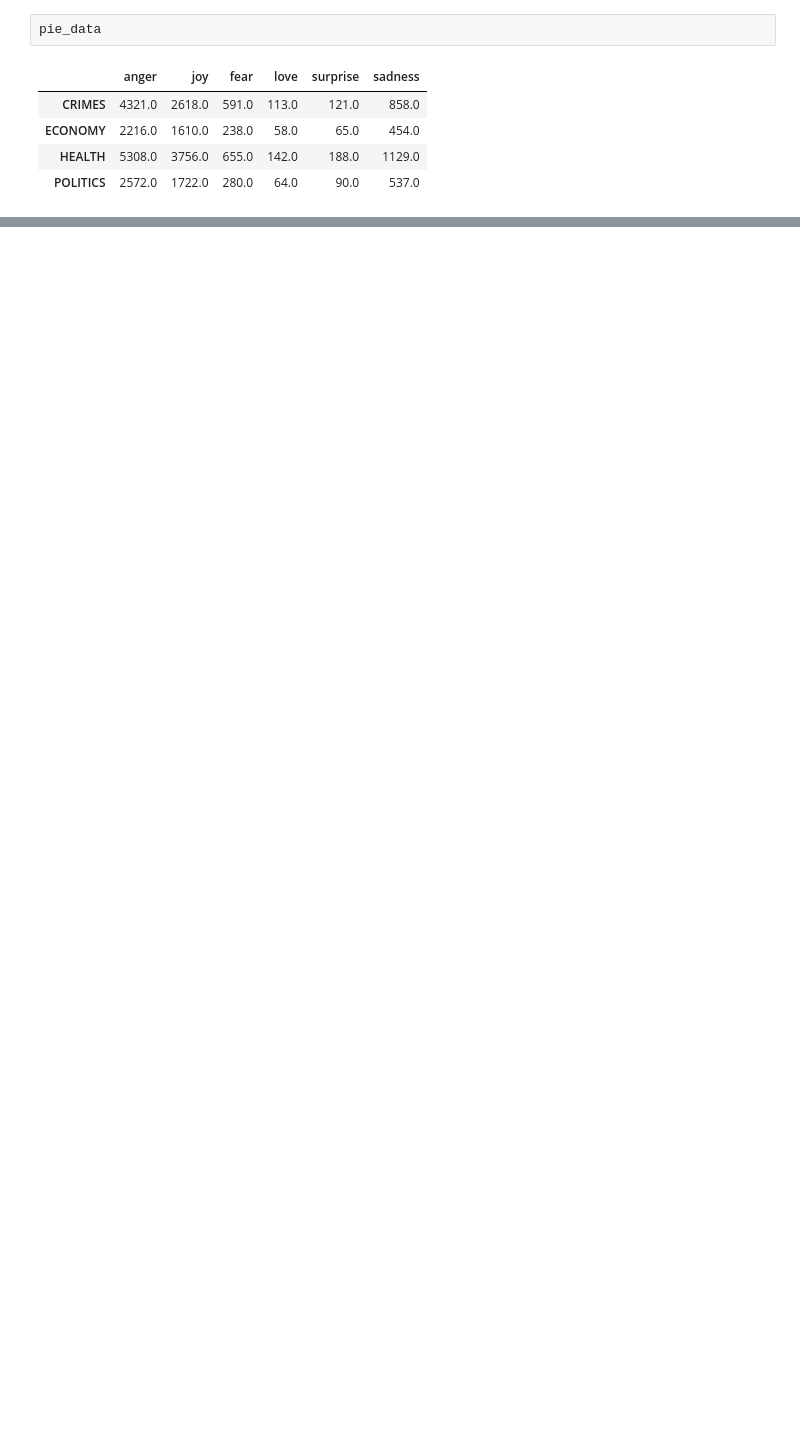
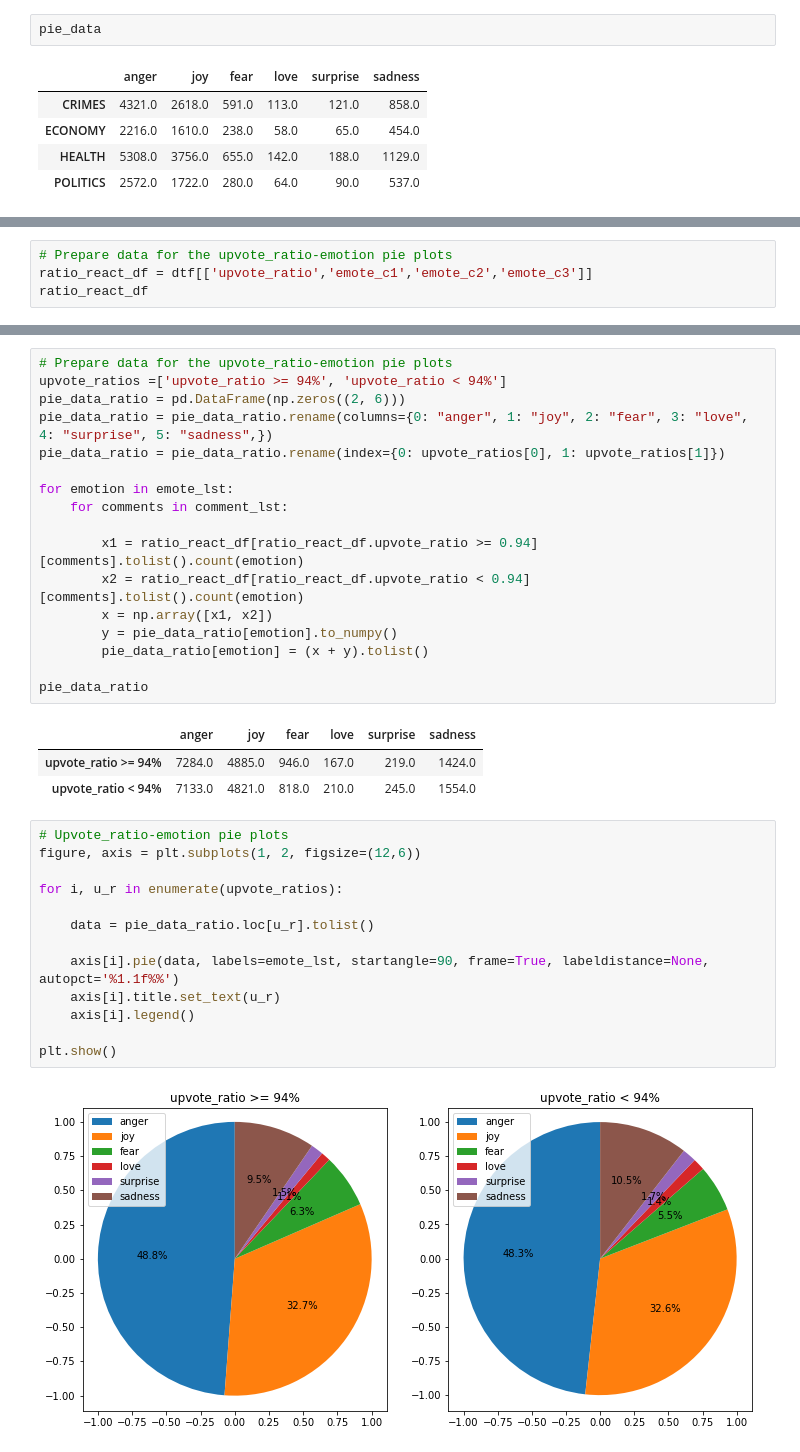
Before and after one commit to Mikha1lSorokin/reddit-news-research, a Jupyter notebook: final_visualizations.ipynb, the cells around one changed output, grey strips where cells are left out. Cells and saved outputs as stored; diff of their text form; blank space fills up the shorter version.

```diff
--- a/final_visualizations.ipynb
+++ b/final_visualizations.ipynb
@@ -99,0 +223,4 @@ plt.show()
+# %%
+# Prepare data for the upvote_ratio-emotion pie plots
+ratio_react_df = dtf[['upvote_ratio','emote_c1','emote_c2','emote_c3']]
+ratio_react_df
@@ -99,0 +241,36 @@ plt.show()
+# %%
+# Prepare data for the upvote_ratio-emotion pie plots
+upvote_ratios =['upvote_ratio >= 94%', 'upvote_ratio < 94%']
+pie_data_ratio = pd.DataFrame(np.zeros((2, 6)))
+pie_data_ratio = pie_data_ratio.rename(columns={0: "anger", 1: "joy", 2: "fear", 3: "love", 4: "surprise", 5: "sadness",})
+pie_data_ratio = pie_data_ratio.rename(index={0: upvote_ratios[0], 1: upvote_ratios[1]})
+
+for emotion in emote_lst:
+    for comments in comment_lst:
+
+        x1 = ratio_react_df[ratio_react_df.upvote_ratio >= 0.94][comments].tolist().count(emotion)
+        x2 = ratio_react_df[ratio_react_df.upvote_ratio < 0.94][comments].tolist().count(emotion)
+        x = np.array([x1, x2])
+        y = pie_data_ratio[emotion].to_numpy()
+        pie_data_ratio[emotion] = (x + y).tolist()
+
+pie_data_ratio
+# %% [output]
+|  | anger | joy | fear | love | surprise | sadness |
+| upvote_ratio >= 94% | 7284.0 | 4885.0 | 946.0 | 167.0 | 219.0 | 1424.0 |
+| upvote_ratio < 94% | 7133.0 | 4821.0 | 818.0 | 210.0 | 245.0 | 1554.0 |
+# %%
+# Upvote_ratio-emotion pie plots
+figure, axis = plt.subplots(1, 2, figsize=(12,6))
+
+for i, u_r in enumerate(upvote_ratios):
+
+    data = pie_data_ratio.loc[u_r].tolist()
+
+    axis[i].pie(data, labels=emote_lst, startangle=90, frame=True, labeldistance=None, autopct='%1.1f%%')
+    axis[i].title.set_text(u_r)
+    axis[i].legend()
+
+plt.show()
+# %% [output]
+[figure, added]
```
Also changed, not shown: parts of 17 cells of this notebook.
